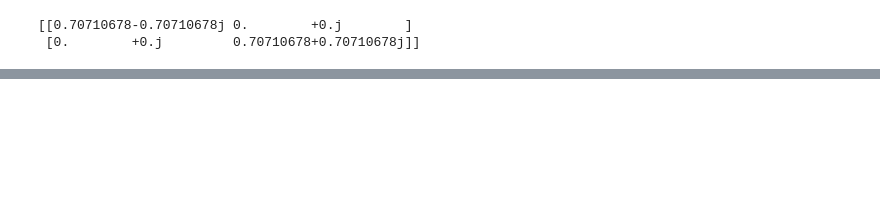
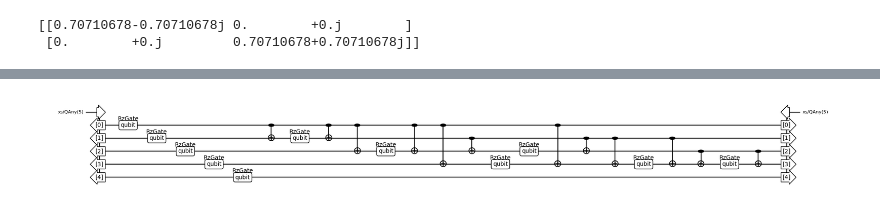
Before and after one commit to samgodwood/Schwinger_model, a Jupyter notebook: Schwinger _model.ipynb, the cells around one changed output, grey strips where cells are left out. Saved outputs shown, nothing was run; the diff lists cells and outputs as text; code cells hidden in the pictures; blank space fills up the shorter version.

Commit message:
Add initial implementation of mass and electric energy terms

```diff
--- a/Schwinger _model.ipynb
+++ b/Schwinger _model.ipynb
@@ -261,0 +265,38 @@ show_bloq(HoppingTerm(2, 3).decompose_bloq())
+# %%
+@attrs.frozen
+class mass_energy_terms(Bloq):
+    eta: int  # Number of qubits in xs register
+    t: float  # Timestep multiplier for Rz gate angles
+
+    @property
+    def signature(self) -> Signature:
+        return Signature.build(xs=self.eta)
+
+    def build_composite_bloq(
+        self, bb: BloqBuilder, *, xs: SoquetT
+    ) -> Dict[str, SoquetT]:
+        qubits = bb.split(xs)
+
+        # Initial Rz gates with angles t * 2^i on each qubit corresponding to linear term in Eq.70
+        for i in range(self.eta):
+            angle = self.t * (2 ** i)
+            qubits[i] = bb.add(RzGate(angle), qubit=qubits[i])
+
+        # Implementing the quadratic term in Eq.70
+        for j in range(self.eta - 2):
+            for k in range(j + 1, self.eta - 1):
+                angle = self.t * (2 ** (j + k - 1))
+
+                # CNOT(j -> k)
+                qubits[j], qubits[k] = bb.add(CNOT(), ctrl=qubits[j], target=qubits[k])
+
+                # Rz(2 * angle) on target qubit k
+                qubits[k] = bb.add(RzGate(2 * angle), qubit=qubits[k])
+
+                # CNOT(j -> k) again to complete the operation
+                qubits[j], qubits[k] = bb.add(CNOT(), ctrl=qubits[j], target=qubits[k])
+
+        return {'xs': bb.join(qubits)}
+
+# To visualize the bloq
+show_bloq(mass_energy_terms(eta=3, t = 1).decompose_bloq())
@@ -261,0 +305,8 @@ show_bloq(HoppingTerm(2, 3).decompose_bloq())
+# %%
+from qualtran.drawing import get_musical_score_data, draw_musical_score
+cbloq = mass_energy_terms(eta=5, t = 1).decompose_bloq()
+msd = get_musical_score_data(cbloq)
+fig, ax = draw_musical_score(msd)
+fig.set_figwidth(20)
+# %% [output]
+[figure, added]
```
Also changed, not shown: parts of 2 cells of this notebook.
